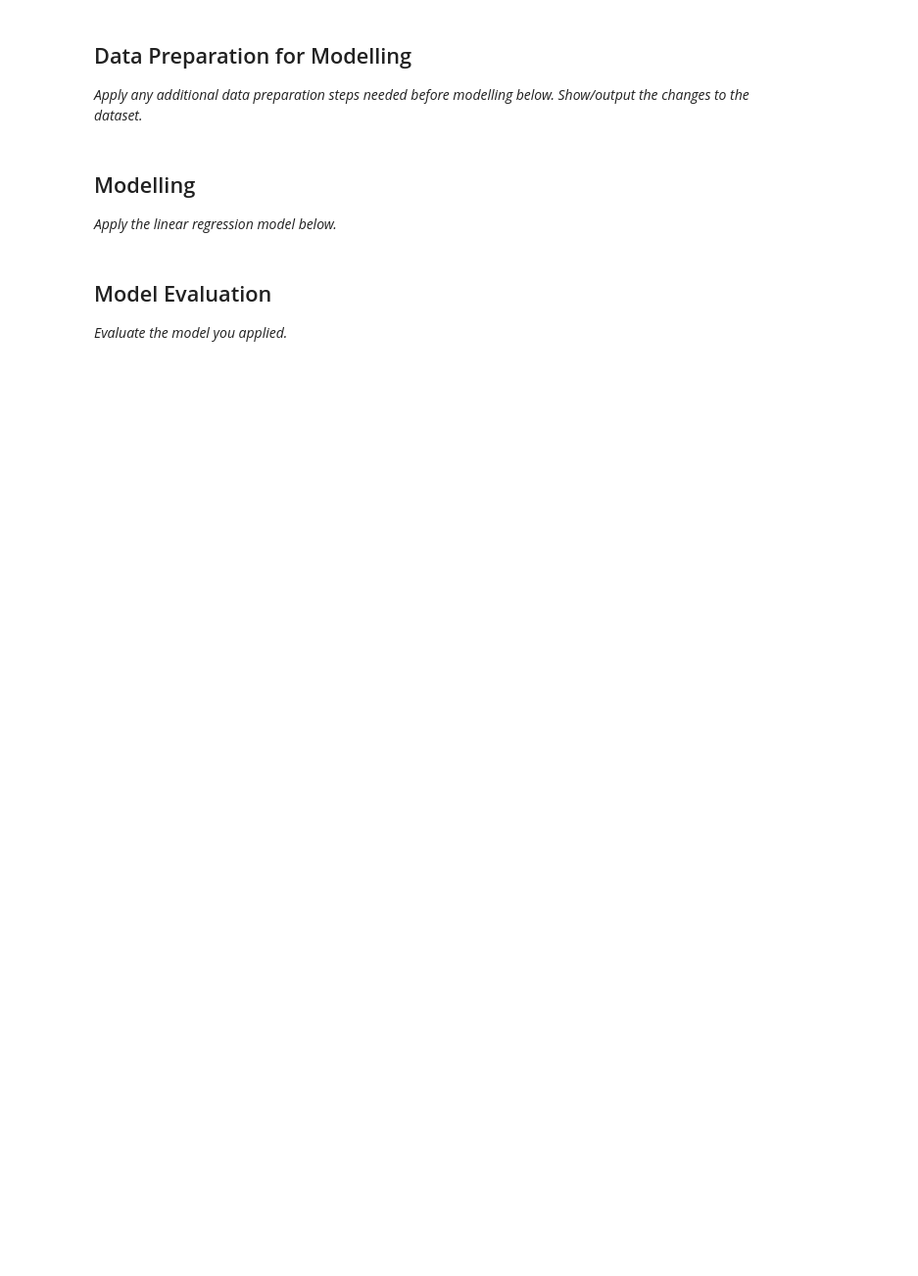
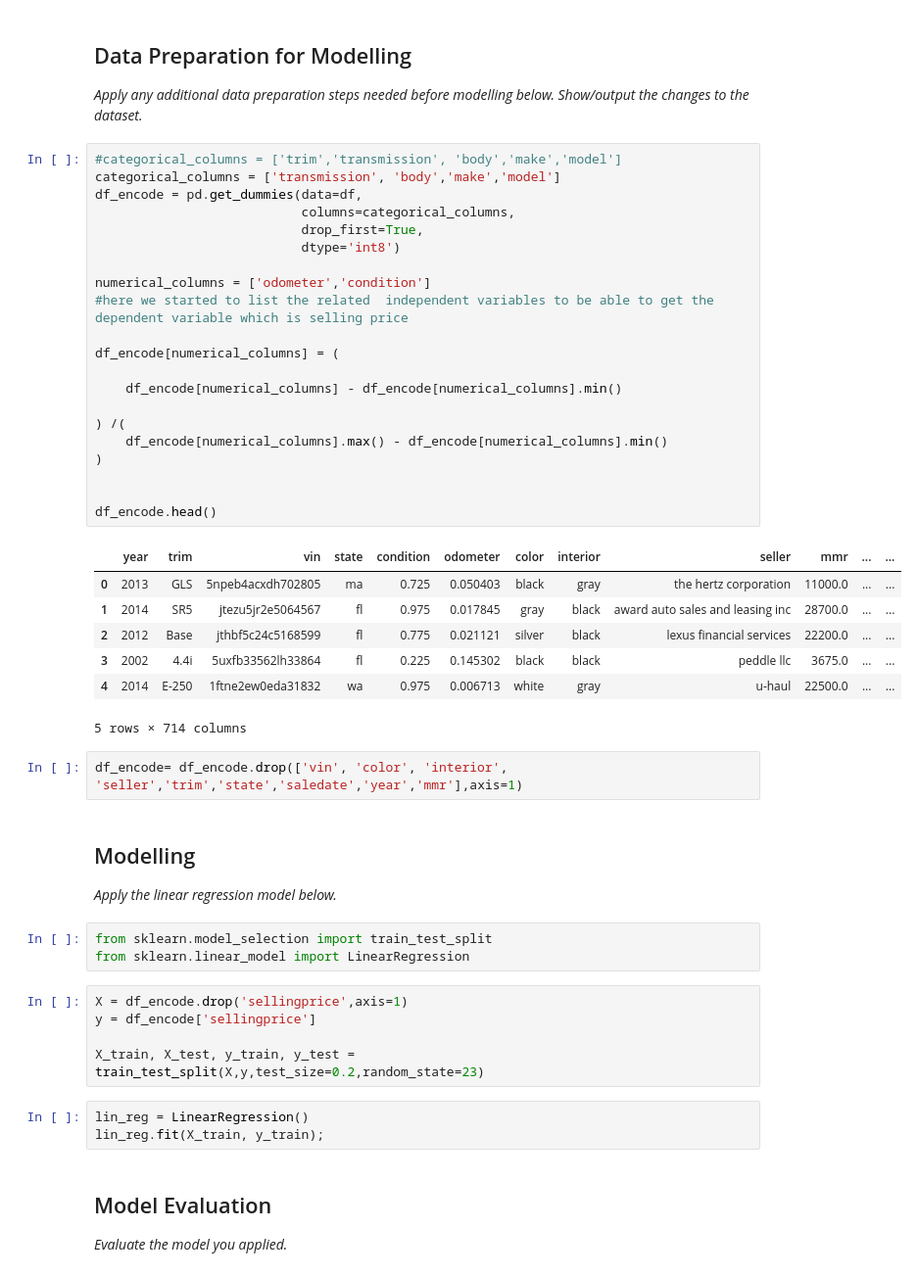
Before and after one commit to Rahmaatef2001/W2022, a Jupyter notebook: Regression_Mini-Project.ipynb, the cells around one changed output. Shown: that part at 98% size. Saved outputs shown, nothing was run; the diff lists cells and outputs as text; blank space fills up the shorter version.

```diff
--- a/Regression_Mini-Project.ipynb
+++ b/Regression_Mini-Project.ipynb
@@ -272,10 +452,52 @@ sns.lmplot(x='condition', y='sellingprice', data=df, height=8)
 ## Data Preparation for Modelling
 
 _Apply any additional data preparation steps needed before modelling below. Show/output the changes to the dataset._
+# %%
+#categorical_columns = ['trim','transmission', 'body','make','model']
+categorical_columns = ['transmission', 'body','make','model']
+df_encode = pd.get_dummies(data=df,
+                           columns=categorical_columns,
+                           drop_first=True,
+                           dtype='int8')
+
+numerical_columns = ['odometer','condition']
+#here we started to list the related  independent variables to be able to get the dependent variable which is selling price
+
+df_encode[numerical_columns] = (
+
+    df_encode[numerical_columns] - df_encode[numerical_columns].min()
+
+) /(
+    df_encode[numerical_columns].max() - df_encode[numerical_columns].min()
+)
+
+
+df_encode.head()
+# %% [output]
+|  | year | trim | vin | state | condition | odometer | color | interior | seller | mmr | ... | ... |
+| 0 | 2013 | GLS | 5npeb4acxdh702805 | ma | 0.725 | 0.050403 | black | gray | the hertz corporation | 11000.0 | ... | ... |
+| 1 | 2014 | SR5 | jtezu5jr2e5064567 | fl | 0.975 | 0.017845 | gray | black | award auto sales and leasing inc | 28700.0 | ... | ... |
+| 2 | 2012 | Base | jthbf5c24c5168599 | fl | 0.775 | 0.021121 | silver | black | lexus financial services | 22200.0 | ... | ... |
+| 3 | 2002 | 4.4i | 5uxfb33562lh33864 | fl | 0.225 | 0.145302 | black | black | peddle llc | 3675.0 | ... | ... |
+| 4 | 2014 | E-250 | 1ftne2ew0eda31832 | wa | 0.975 | 0.006713 | white | gray | u-haul | 22500.0 | ... | ... |
+5 rows × 714 columns
+# %%
+df_encode= df_encode.drop(['vin', 'color', 'interior', 'seller','trim','state','saledate','year','mmr'],axis=1)
 # %% [markdown]
 ## Modelling
 
 _Apply the linear regression model below._
+# %%
+from sklearn.model_selection import train_test_split
+from sklearn.linear_model import LinearRegression
+# %%
+X = df_encode.drop('sellingprice',axis=1)
+y = df_encode['sellingprice']
+
+X_train, X_test, y_train, y_test = train_test_split(X,y,test_size=0.2,random_state=23)
+# %%
+lin_reg = LinearRegression()
+lin_reg.fit(X_train, y_train);
 # %% [markdown]
 ## Model Evaluation
 
```
Also changed, not shown: parts of 45 cells of this notebook.
